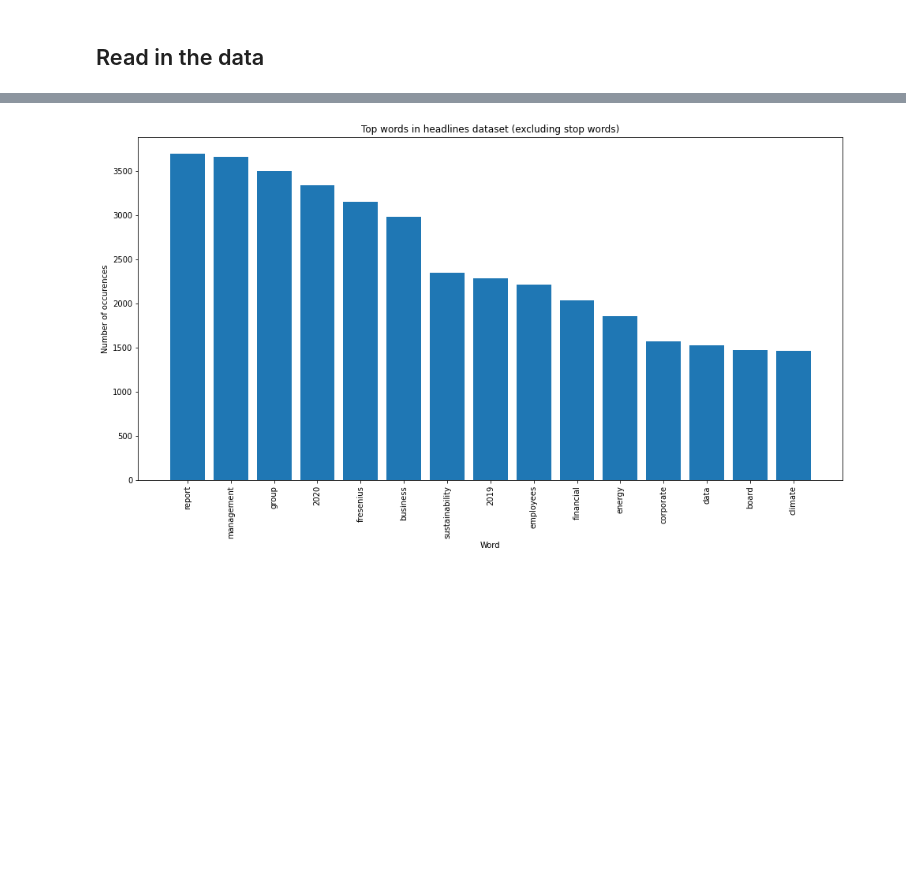
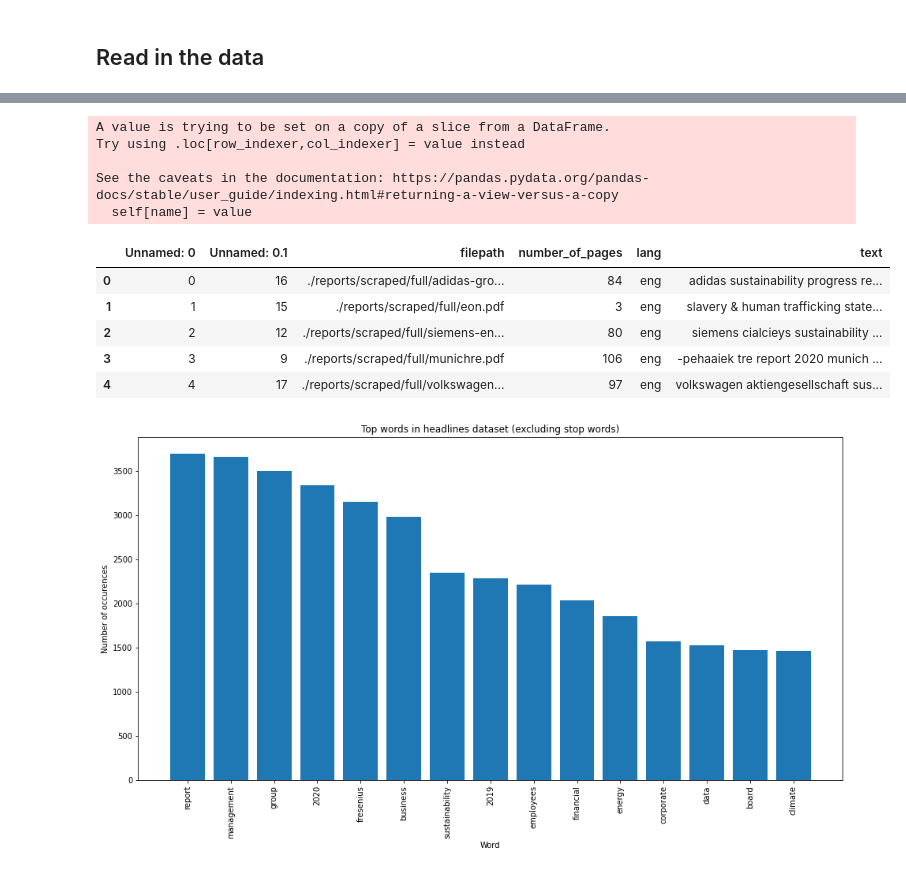
Before and after one commit to FieteO/fuehrung_und_nachhaltigkeit, a Jupyter notebook: lda.ipynb, the cells around one changed output, grey strips where cells are left out. Saved outputs shown, nothing was run; the diff lists cells and outputs as text; code cells hidden in the pictures; blank space fills up the shorter version.

```diff
--- a/lda.ipynb
+++ b/lda.ipynb
@@ -56,2 +88,18 @@ reports
+# %%
+# turn words to lowercase
+reports.text = reports.text.str.lower()
+reports.head()
+# %% [output]
+A value is trying to be set on a copy of a slice from a DataFrame.
+Try using .loc[row_indexer,col_indexer] = value instead
+
+See the caveats in the documentation: https://pandas.pydata.org/pandas-docs/stable/user_guide/indexing.html#returning-a-view-versus-a-copy
+  self[name] = value
+|  | Unnamed: 0 | Unnamed: 0.1 | filepath | number_of_pages | lang | text |
+| 0 | 0 | 16 | ./reports/scraped/full/adidas-gro... | 84 | eng | adidas sustainability progress re... |
+| 1 | 1 | 15 | ./reports/scraped/full/eon.pdf | 3 | eng | slavery & human trafficking state... |
+| 2 | 2 | 12 | ./reports/scraped/full/siemens-en... | 80 | eng | siemens cialcieys sustainability ... |
+| 3 | 3 | 9 | ./reports/scraped/full/munichre.pdf | 106 | eng | -pehaaiek tre report 2020 munich ... |
+| 4 | 4 | 17 | ./reports/scraped/full/volkswagen... | 97 | eng | volkswagen aktiengesellschaft sus... |
 # %%
 # Define helper functions
```
Also changed, not shown: parts of 10 cells of this notebook, 1 other file.
